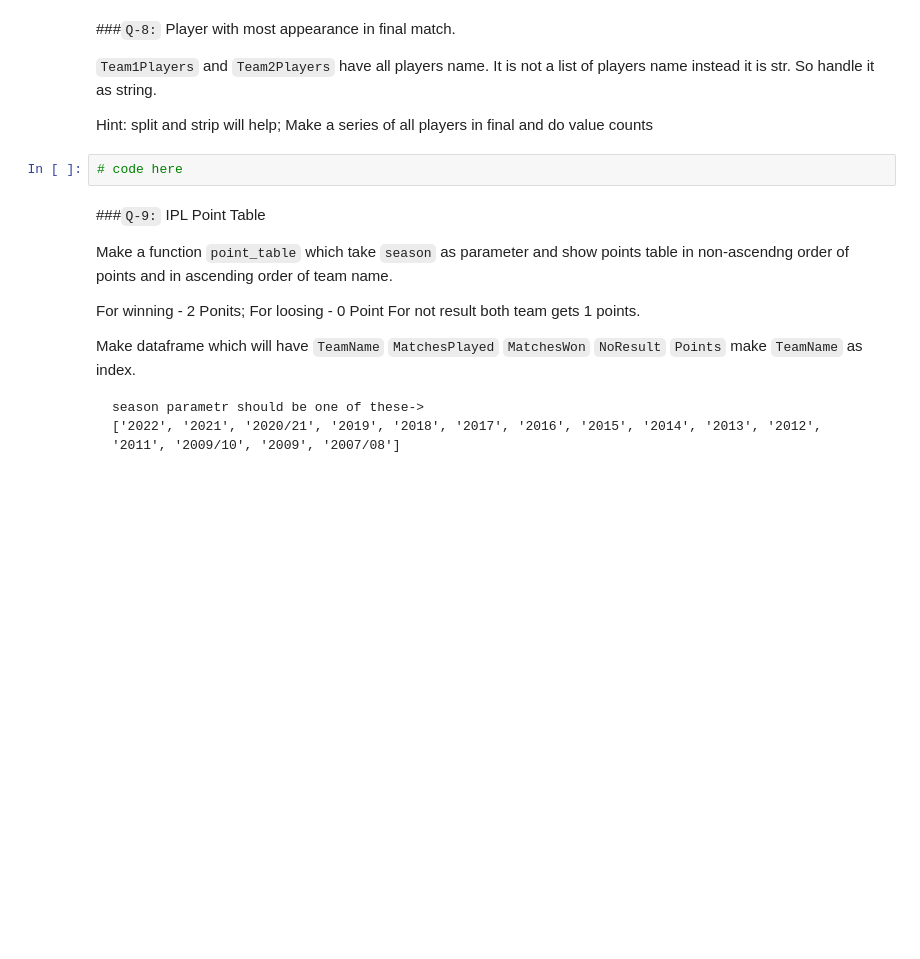
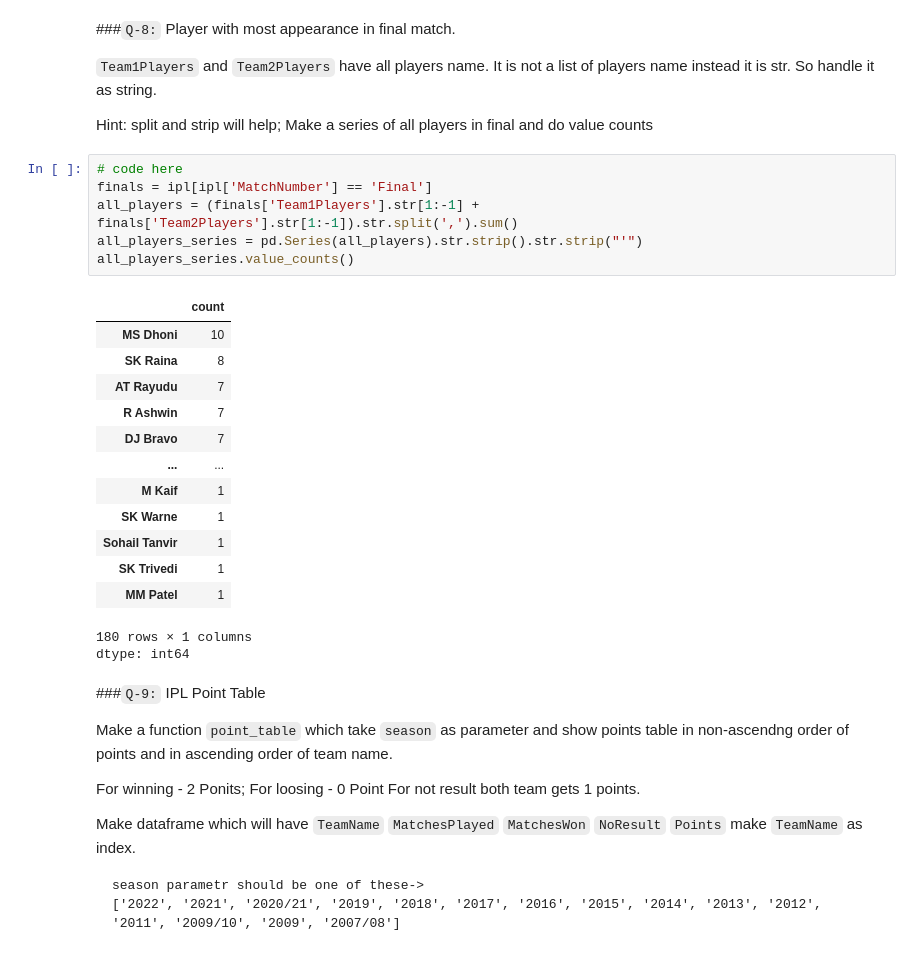
Before and after one commit to ShehrazSarwar/Python-Data-Analysis, a Jupyter notebook: Pandas DataFrame/session_18_tasks.ipynb, the cells around one changed output. Saved outputs shown, nothing was run; the diff lists cells and outputs as text; blank space fills up the shorter version.

```diff
--- a/Pandas DataFrame/session_18_tasks.ipynb
+++ b/Pandas DataFrame/session_18_tasks.ipynb
@@ -337,8 +411,27 @@ Note: Team1 represents Home team. Exclude not result matches.
 `Team1Players` and `Team2Players` have all players name. It is not a list of players name instead it is str. So handle it as string.
 
 Hint: split and strip will help; Make a series of all players in final and do value counts
-# %%
-# code here
+# %%
+# code here
+finals = ipl[ipl['MatchNumber'] == 'Final']
+all_players = (finals['Team1Players'].str[1:-1] + finals['Team2Players'].str[1:-1]).str.split(',').sum()
+all_players_series = pd.Series(all_players).str.strip().str.strip("'")
+all_players_series.value_counts()
+# %% [output]
+|  | count |
+| MS Dhoni | 10 |
+| SK Raina | 8 |
+| AT Rayudu | 7 |
+| R Ashwin | 7 |
+| DJ Bravo | 7 |
+| ... | ... |
+| M Kaif | 1 |
+| SK Warne | 1 |
+| Sohail Tanvir | 1 |
+| SK Trivedi | 1 |
+| MM Patel | 1 |
+180 rows × 1 columns
+dtype: int64
 # %% [markdown]
 ###`Q-9:` IPL Point Table
 
```
Also changed, not shown: parts of 11 cells of this notebook.
